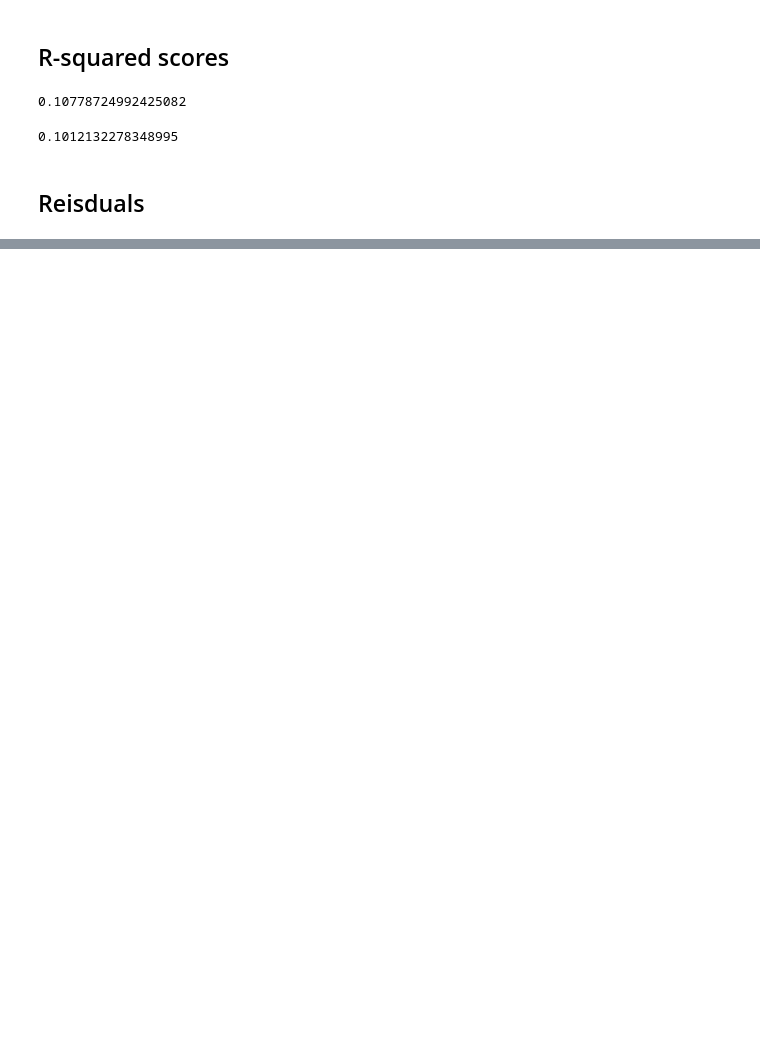
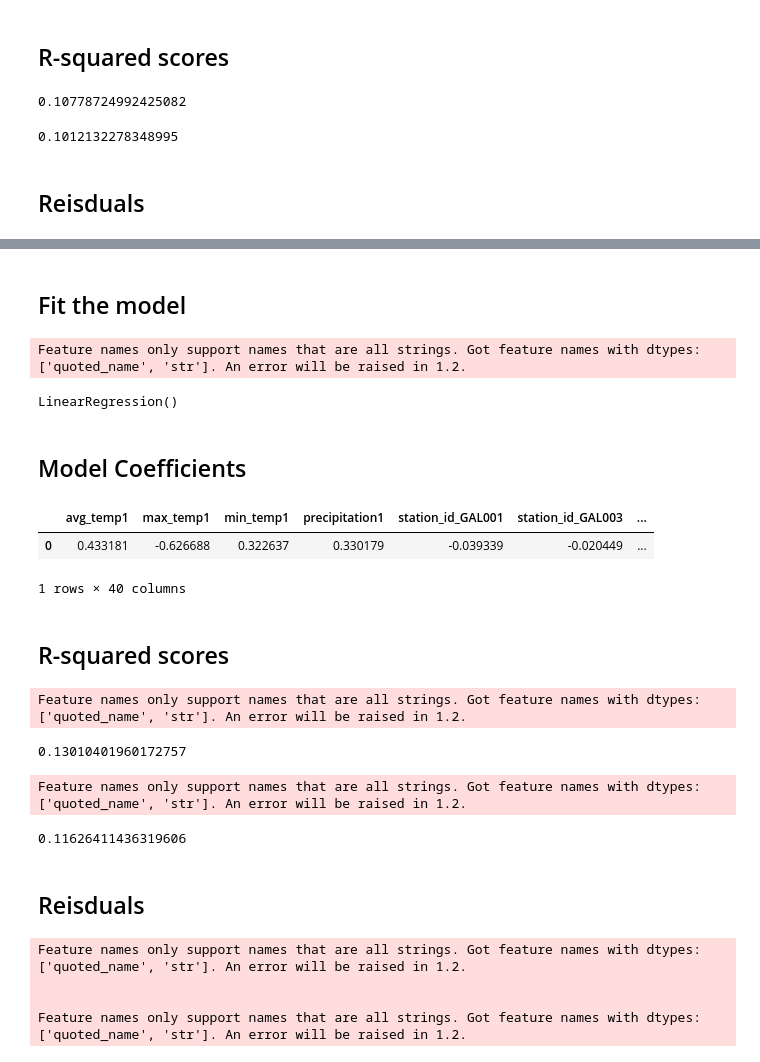
Before and after one commit to david-garza/enterococci_prediction_analysis, a Jupyter notebook: machine_learning/ml_regression.ipynb, the cells around one changed output, grey strips where cells are left out. Drawn from its saved outputs; the diff is of its cells as text; code cells hidden in the pictures; blank space fills up the shorter version.

```diff
--- a/machine_learning/ml_regression.ipynb
+++ b/machine_learning/ml_regression.ipynb
@@ -184,0 +249,4 @@ fig.show()
+# %%
+# Apply scaling to freature data
+X_train_scale = scale.transform(X_train)
+X_test_scale = scale.transform(X_test)
@@ -184,0 +258,4 @@ fig.show()
+# %%
+# Convert scaled array back to df to get feature names back
+X_train_scale_df = pd.DataFrame(X_train_scale,columns=X.columns)
+X_test_scale_df = pd.DataFrame(X_test_scale,columns=X.columns)
@@ -184,0 +276,2 @@ fig.show()
+# %%
+y_train_log = np.log(y_train+1)
@@ -184,0 +292,42 @@ fig.show()
+# %% [markdown]
+## Fit the model
+# %%
+# Fit the lr_model with the scaled features and y-variable
+lr_model.fit(X_train_scale_df,y_train_log)
+# %% [output]
+Feature names only support names that are all strings. Got feature names with dtypes: ['quoted_name', 'str']. An error will be raised in 1.2.
+LinearRegression()
+# %% [markdown]
+## Model Coefficients
+# %%
+# Return the coefficeints of the linear model
+base_coef = lr_model.coef_
+pd.DataFrame(base_coef.reshape(1,40),columns=X.columns)
+# %% [output]
+|  | avg_temp1 | max_temp1 | min_temp1 | precipitation1 | station_id_GAL001 | station_id_GAL003 | ... |
+| 0 | 0.433181 | -0.626688 | 0.322637 | 0.330179 | -0.039339 | -0.020449 | ... |
+1 rows × 40 columns
+# %% [markdown]
+## R-squared scores
+# %%
+# Measure the R-squred value for the model using the training data, test to see if any realtionship was detected
+lr_model.score(X_train_scale_df,y_train_log)
+# %% [output]
+Feature names only support names that are all strings. Got feature names with dtypes: ['quoted_name', 'str']. An error will be raised in 1.2.
+0.13010401960172757
+# %%
+lr_model.score(X_test_scale_df,y_test_log)
+# %% [output]
+Feature names only support names that are all strings. Got feature names with dtypes: ['quoted_name', 'str']. An error will be raised in 1.2.
+0.11626411436319606
+# %% [markdown]
+## Reisduals
+# %%
+# First predict the values y_hat values for both the trained and test sets
+y_hat_train = np.expm1(lr_model.predict(X_train_scale_df))
+y_hat_test = np.expm1(lr_model.predict(X_test_scale_df))
+# %% [output]
+Feature names only support names that are all strings. Got feature names with dtypes: ['quoted_name', 'str']. An error will be raised in 1.2.
+
+
+Feature names only support names that are all strings. Got feature names with dtypes: ['quoted_name', 'str']. An error will be raised in 1.2.
```
Also changed, not shown: parts of 28 cells of this notebook.
